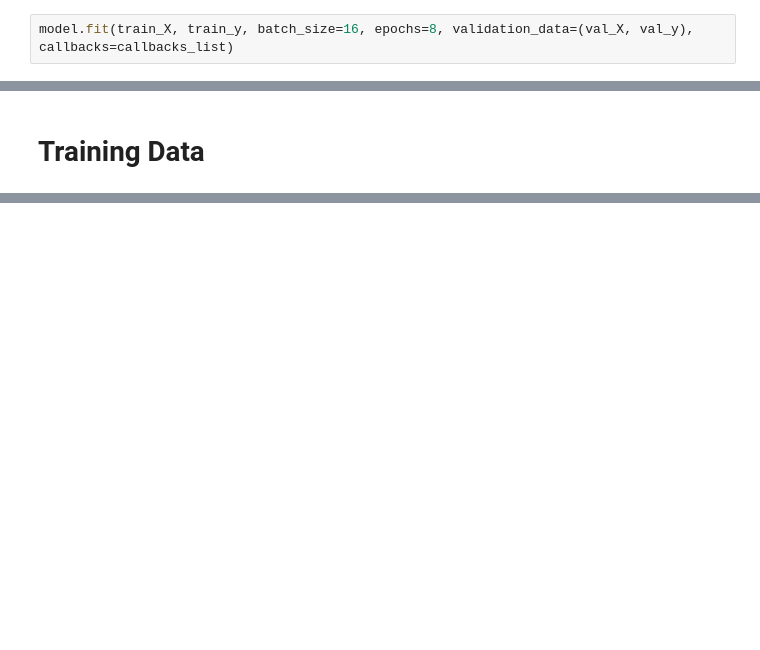
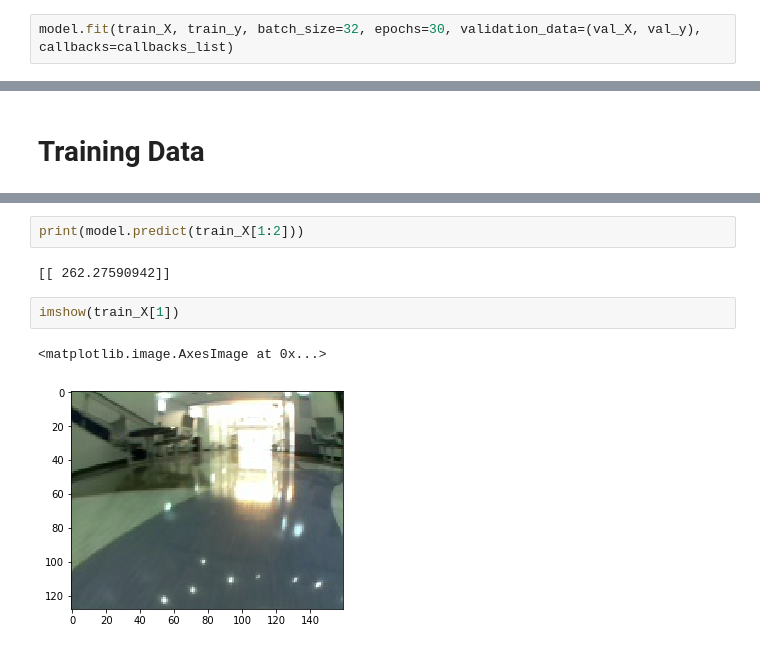
Before and after one commit to JohnFodero/sdc_surfer, a Jupyter notebook: train_nb_custom_data.ipynb, the cells around one changed output, grey strips where cells are left out. Saved outputs shown, nothing was run; the diff lists cells and outputs as text; blank space fills up the shorter version.

```diff
--- a/train_nb_custom_data.ipynb
+++ b/train_nb_custom_data.ipynb
@@ -143,5 +105,5 @@ early_stop = callbacks.EarlyStopping(monitor='val_loss', min_delta=0, patience=5
 
 callbacks_list = [save_best, early_stop]
 # %%
-model.fit(train_X, train_y, batch_size=16, epochs=8, validation_data=(val_X, val_y), callbacks=callbacks_list)
+model.fit(train_X, train_y, batch_size=32, epochs=30, validation_data=(val_X, val_y), callbacks=callbacks_list)
 # %% [output]
@@ -195,0 +158,9 @@ ax.set_ylabel('steering angle')
+# %%
+print(model.predict(train_X[1:2]))
+# %% [output]
+[[ 262.27590942]]
+# %%
+imshow(train_X[1])
+# %% [output]
+<matplotlib.image.AxesImage at 0x...>
+[figure, added]
```
Also changed, not shown: parts of 14 cells of this notebook, 5 other files.
